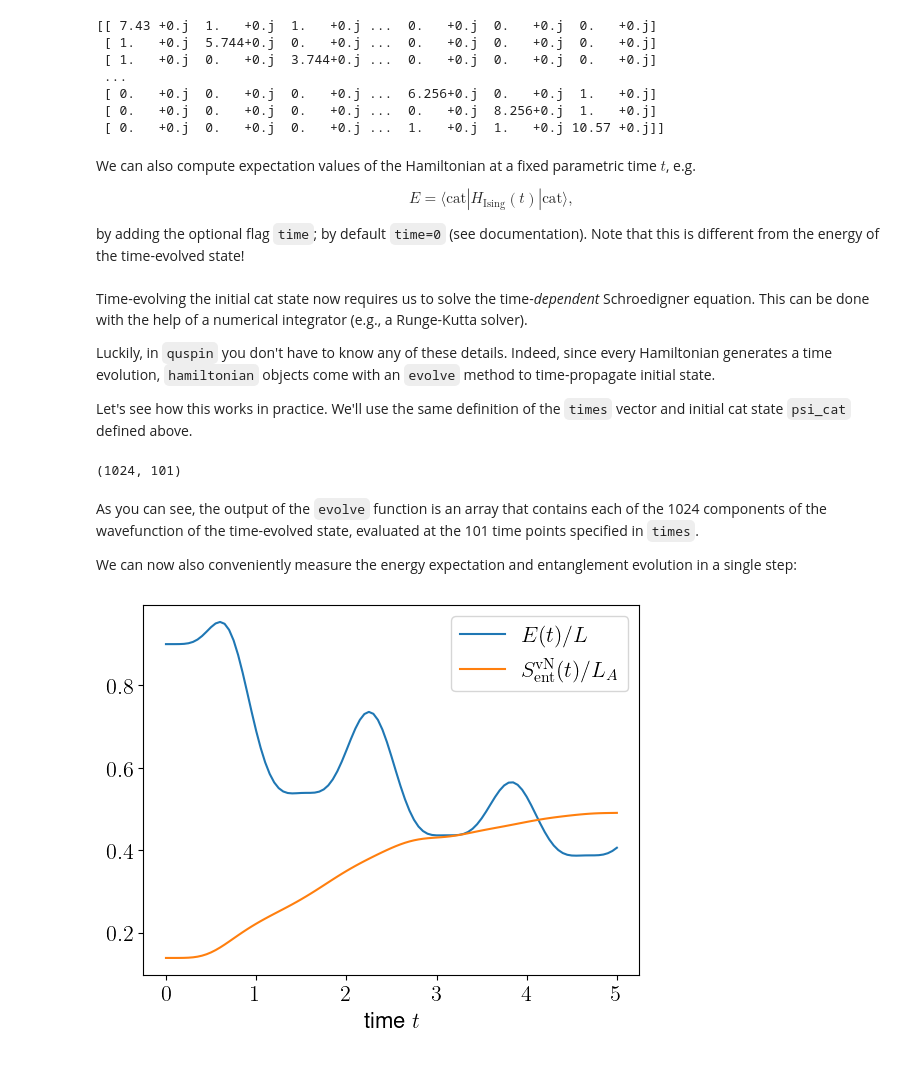
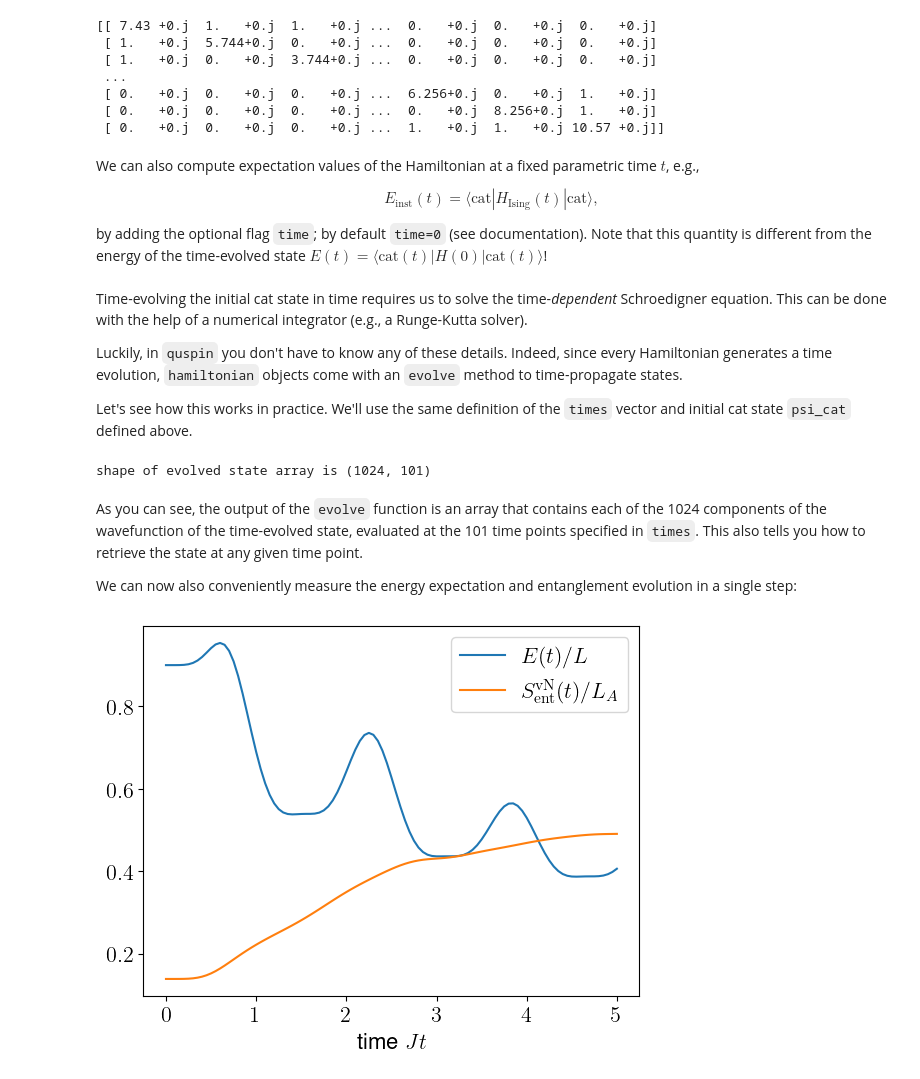
Before and after one commit to mgbukov/MBQD, a Jupyter notebook: quspin_basics.ipynb, the cells around one changed output. Cells and saved outputs as stored; diff of their text form; code cells hidden in the pictures.

```diff
--- a/quspin_basics.ipynb
+++ b/quspin_basics.ipynb
@@ -656,9 +762,9 @@ print(H_Ising_t(time=0.4321).toarray()) # evaluate H(t) at a fixed time t
  [ 0.   +0.j  0.   +0.j  0.   +0.j ...  0.   +0.j  8.256+0.j  1.   +0.j]
  [ 0.   +0.j  0.   +0.j  0.   +0.j ...  1.   +0.j  1.   +0.j 10.57 +0.j]]
 # %% [markdown]
-We can also compute expectation values of the Hamiltonian at a fixed parametric time $t$, e.g.
+We can also compute expectation values of the Hamiltonian at a fixed parametric time $t$, e.g.,
 
-$$ E = \langle{\text{cat}} | H_\text{Ising}(t) |{\text{cat}}\rangle, $$
+$$ E_\text{inst}(t) = \langle{\text{cat}} | H_\text{Ising}(t) |{\text{cat}}\rangle, $$
 
-by adding the optional flag `time`; by default `time=0` (see documentation). Note that this is different from the energy of the time-evolved state!
+by adding the optional flag `time`; by default `time=0` (see documentation). Note that this quantity is different from the energy of the time-evolved state $ E(t) = \langle{\text{cat}(t)} | H(0) |{\text{cat}(t)}\rangle$!
 # %%
@@ -666,29 +772,29 @@ E = H_Ising_t.expt_value(psi_cat,time=0.9876) # compute <cat|H(t)|cat>
 # %% [markdown]
-Time-evolving the initial cat state now requires us to solve the time-*dependent* Schroedigner equation. This can be done with the help of a numerical integrator (e.g., a Runge-Kutta solver).
+Time-evolving the initial cat state in time requires us to solve the time-*dependent* Schroedigner equation. This can be done with the help of a numerical integrator (e.g., a Runge-Kutta solver).
 
-Luckily, in `quspin` you don't have to know any of these details. Indeed, since every Hamiltonian generates a time evolution, `hamiltonian` objects come with an `evolve` method to time-propagate initial state.
+Luckily, in `quspin` you don't have to know any of these details. Indeed, since every Hamiltonian generates a time evolution, `hamiltonian` objects come with an `evolve` method to time-propagate states.
 
 Let's see how this works in practice. We'll use the same definition of the `times` vector and initial cat state `psi_cat` defined above.
 # %%
 # evolving the initial state psi_0, from initial time times[0]
 psi_t = H_Ising_t.evolve(psi_cat, times[0], times) # contains solution at all time points in times
-print(psi_t.shape)
+print('shape of evolved state array is {}'.format(psi_t.shape) )
 # %% [output]
-(1024, 101)
+shape of evolved state array is (1024, 101)
 # %% [markdown]
-As you can see, the output of the `evolve` function is an array that contains each of the 1024 components of the wavefunction of the time-evolved state, evaluated at the 101 time points specified in `times`.
+As you can see, the output of the `evolve` function is an array that contains each of the 1024 components of the wavefunction of the time-evolved state, evaluated at the 101 time points specified in `times`. This also tells you how to retrieve the state at any given time point.
 
 We can now also conveniently measure the energy expectation and entanglement evolution in a single step:
 # %%
 # compute observables
 E_t_drive = H_Ising_t.expt_value(psi_t,time=0.0).real # measure <cat(t)|H(0)|cat(t)>
 Sent_t_drive = basis_ising_t.ent_entropy(psi_t,)['Sent_A'] # measure Sent (density) in evolved state |psi(t)>
 
 # plot results
 plt.plot(times, E_t_drive/basis_ising_t.L, label='$E(t)/L$')
 plt.plot(times, Sent_t_drive, label='$S_\mathrm{ent}^\mathrm{vN}(t)/L_A$')
-plt.xlabel('time $t$')
+plt.xlabel('time $Jt$')
 plt.legend()
 plt.show()
 # %% [output]
-[figure, old version]
+[figure, new version]
```
Also changed, not shown: parts of 47 cells of this notebook, 1 other file.
